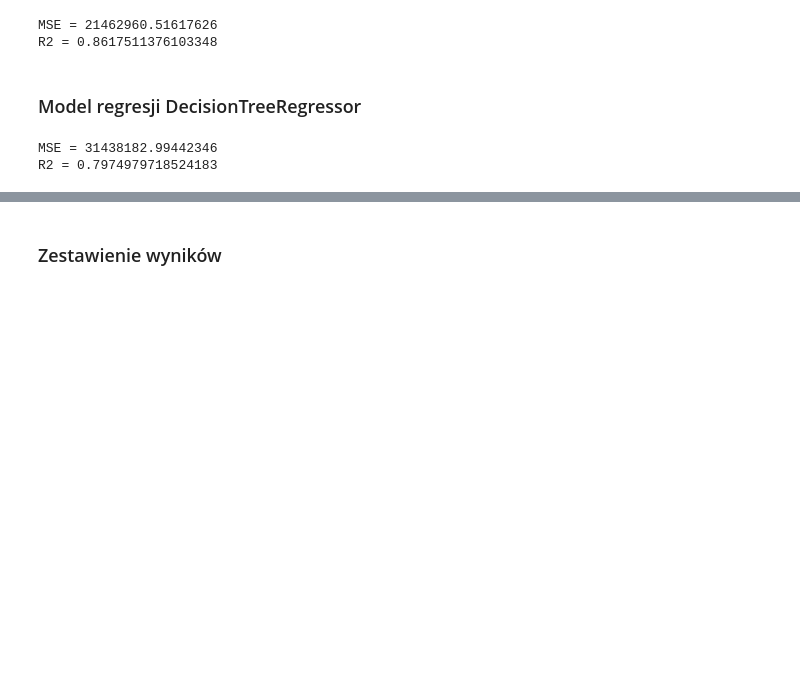
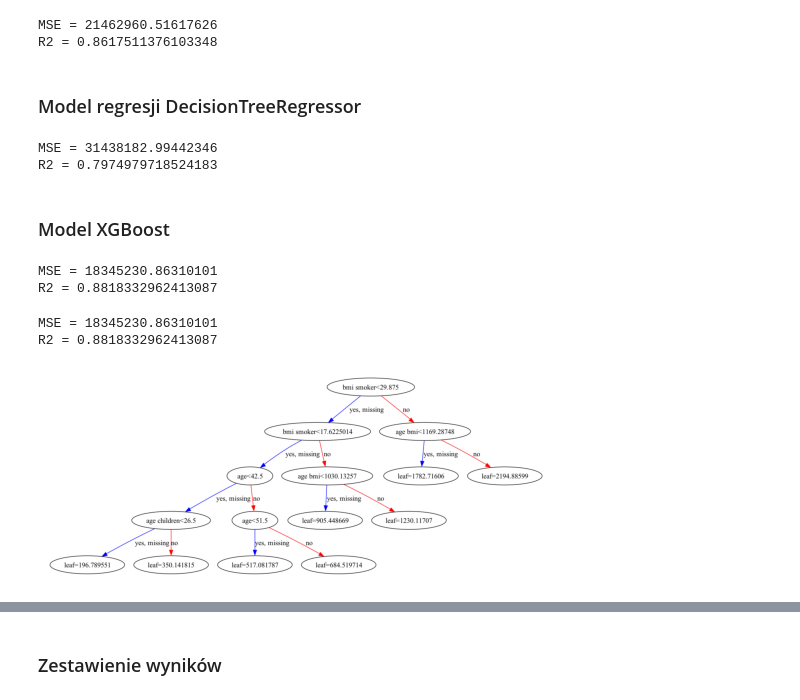
Before and after one commit to infoshareacademy/jdszr12-4code, a Jupyter notebook: insurance - draft.ipynb, the cells around one changed output, grey strips where cells are left out. Cells and saved outputs as stored; diff of their text form; code cells hidden in the pictures; blank space fills up the shorter version.

```diff
--- a/insurance - draft.ipynb
+++ b/insurance - draft.ipynb
@@ -393,3 +395,70 @@ print(f'MSE = {mse_tree}\nR2 = {r2_tree}')
 # %% [output]
 MSE = 31438182.99442346
 R2 = 0.7974979718524183
+# %% [markdown]
+### Model XGBoost
+# %%
+xg_reg = xgb.XGBRegressor(random_state=42, objective='reg:squarederror', max_depth=4, learning_rate=0.05)
+
+# Pipeline dla regresji XGBoost
+model_xgb = Pipeline(steps=[('preprocessor', preprocessor),
+                             ('regressor', xg_reg)])
+
+# Trenowanie modelu XGBoost
+model_xgb.fit(X_train, y_train)
+
+# Predykcja na zbiorze testowym dla XGBoost
+y_pred_xgb = model_xgb.predict(X_test)
+
+# Wyniki dla modelu regresji XGBoost
+mse_xgb = mean_squared_error(y_test, y_pred_xgb)
+r2_xgb = r2_score(y_test, y_pred_xgb)
+
+# Wyświetlenie wyniku
+print(f'MSE = {mse_xgb}\nR2 = {r2_xgb}')
+# %% [output]
+MSE = 18345230.86310101
+R2 = 0.8818332962413087
+# %%
+numeric_features = ['age', 'bmi', 'sex', 'smoker', 'region', 'children']
+numeric_transformer = PolynomialFeatures(degree=2)
+
+preprocessor = ColumnTransformer(
+    transformers=[
+        ('num', numeric_transformer, numeric_features)])
+
+# Dopasowanie transformacji i transformacja danych treningowych
+X_train_transformed = preprocessor.fit_transform(X_train)
+
+# Pobranie nazw cech po transformacji
+feature_names = preprocessor.named_transformers_['num'].get_feature_names_out(input_features=numeric_features)
+
+# Konwersja danych przekształconych na DataFrame z nazwami cech
+X_train_transformed_df = pd.DataFrame(X_train_transformed, columns=feature_names)
+
+# Inicjalizacja regresora XGBoost
+xg_reg = xgb.XGBRegressor(random_state=42, objective='reg:squarederror', max_depth=4, learning_rate=0.05)
+
+# Trenowanie modelu XGBoost na danych przekształconych
+model_xgb = xg_reg.fit(X_train_transformed_df, y_train)
+
+# Transformacja danych testowych
+X_test_transformed = preprocessor.transform(X_test)
+
+# Predykcja na zbiorze testowym dla XGBoost
+y_pred_xgb = model_xgb.predict(X_test_transformed)
+
+# Wyniki dla modelu regresji XGBoost
+mse_xgb = mean_squared_error(y_test, y_pred_xgb)
+r2_xgb = r2_score(y_test, y_pred_xgb)
+
+# Wyświetlenie wyników
+print(f'MSE = {mse_xgb}\nR2 = {r2_xgb}')
+# %% [output]
+MSE = 18345230.86310101
+R2 = 0.8818332962413087
+# %%
+xgb.plot_tree(model_xgb, num_trees=0)
+plt.show()
+# %% [output]
+[figure, added]
```
Also changed, not shown: parts of 32 cells of this notebook, 1 other file.
